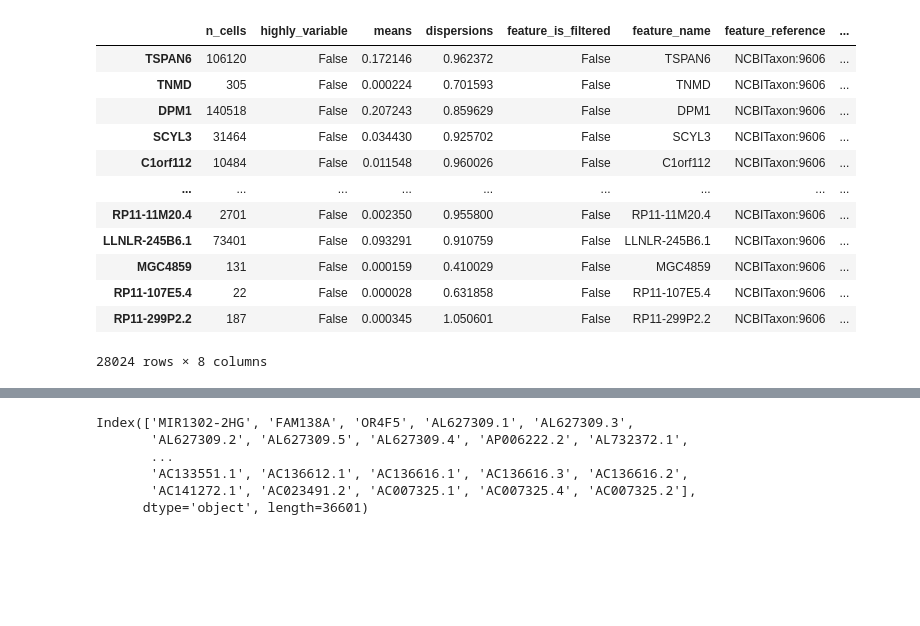
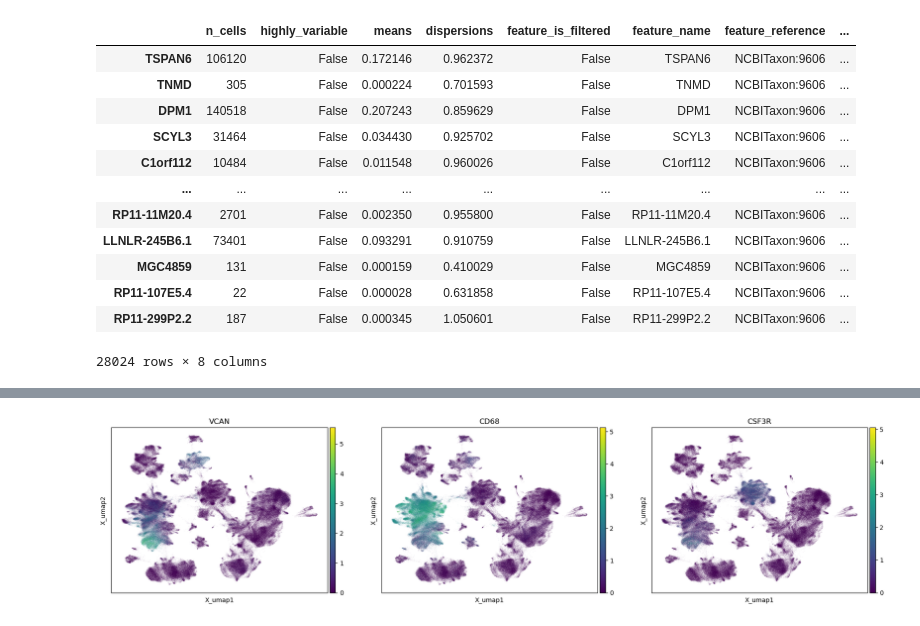
Before and after one commit to saliba-lab/covid19-bal-atlas-integration, a Jupyter notebook: bin/EDA.ipynb, the cells around one changed output, grey strips where cells are left out. Cells and saved outputs as stored; diff of their text form; code cells hidden in the pictures; blank space fills up the shorter version.

Commit message:
Update after successful mapping of full BCB dataset to HLCA.

```diff
--- a/bin/EDA.ipynb
+++ b/bin/EDA.ipynb
@@ -62,9 +100,4 @@ KeyError: 'TNMD'
-# %%
-ds.var_names
-# %% [output]
-Index(['MIR1302-2HG', 'FAM138A', 'OR4F5', 'AL627309.1', 'AL627309.3',
-       'AL627309.2', 'AL627309.5', 'AL627309.4', 'AP006222.2', 'AL732372.1',
-       ...
-       'AC133551.1', 'AC136612.1', 'AC136616.1', 'AC136616.3', 'AC136616.2',
-       'AC141272.1', 'AC023491.2', 'AC007325.1', 'AC007325.4', 'AC007325.2'],
-      dtype='object', length=36601)
+# %%
+sc.pl.embedding(hlca, basis="X_umap", gene_symbols="feature_name", layer="X", color=["VCAN", "CD68", "CSF3R"])
+# %% [output]
+[figure, added]
```
Also changed, not shown: parts of 13 cells of this notebook, 3 other files.
